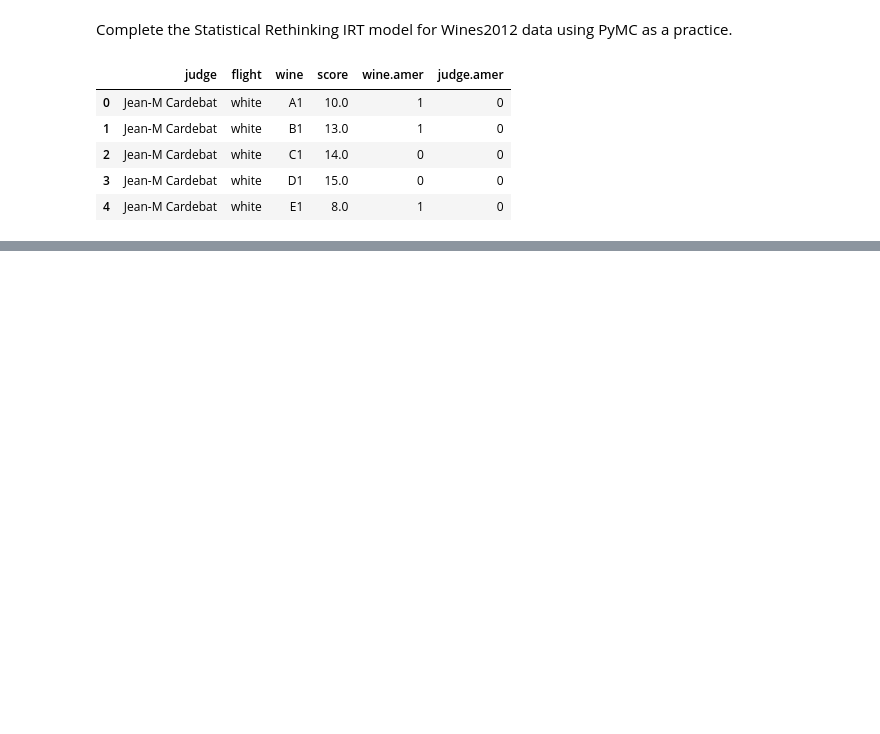
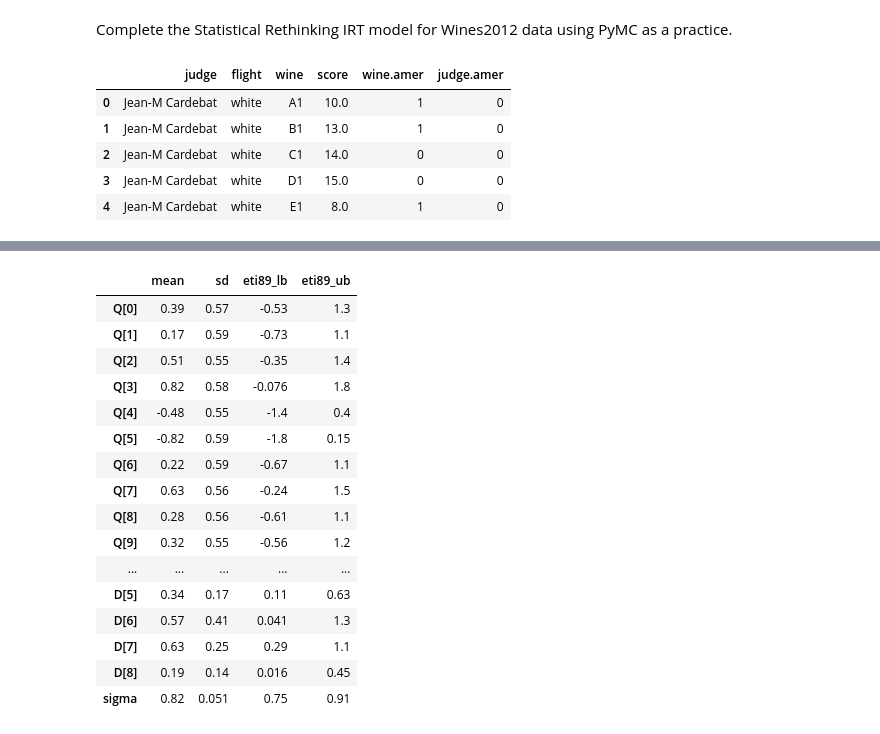
Before and after one commit to cosmicstack/about_that_bayes, a Jupyter notebook: statistical_rethinking/study/pymc-practice.ipynb, the cells around one changed output, grey strips where cells are left out. Saved outputs shown, nothing was run; the diff lists cells and outputs as text; code cells hidden in the pictures; blank space fills up the shorter version.

```diff
--- a/statistical_rethinking/study/pymc-practice.ipynb
+++ b/statistical_rethinking/study/pymc-practice.ipynb
@@ -18,0 +73,20 @@ df.head()
+# %%
+az.summary(idata, kind="stats")
+# %% [output]
+|  | mean | sd | eti89_lb | eti89_ub |
+| Q[0] | 0.39 | 0.57 | -0.53 | 1.3 |
+| Q[1] | 0.17 | 0.59 | -0.73 | 1.1 |
+| Q[2] | 0.51 | 0.55 | -0.35 | 1.4 |
+| Q[3] | 0.82 | 0.58 | -0.076 | 1.8 |
+| Q[4] | -0.48 | 0.55 | -1.4 | 0.4 |
+| Q[5] | -0.82 | 0.59 | -1.8 | 0.15 |
+| Q[6] | 0.22 | 0.59 | -0.67 | 1.1 |
+| Q[7] | 0.63 | 0.56 | -0.24 | 1.5 |
+| Q[8] | 0.28 | 0.56 | -0.61 | 1.1 |
+| Q[9] | 0.32 | 0.55 | -0.56 | 1.2 |
+| ... | ... | ... | ... | ... |
+| D[5] | 0.34 | 0.17 | 0.11 | 0.63 |
+| D[6] | 0.57 | 0.41 | 0.041 | 1.3 |
+| D[7] | 0.63 | 0.25 | 0.29 | 1.1 |
+| D[8] | 0.19 | 0.14 | 0.016 | 0.45 |
+| sigma | 0.82 | 0.051 | 0.75 | 0.91 |
```
Also changed, not shown: parts of 6 cells of this notebook.
